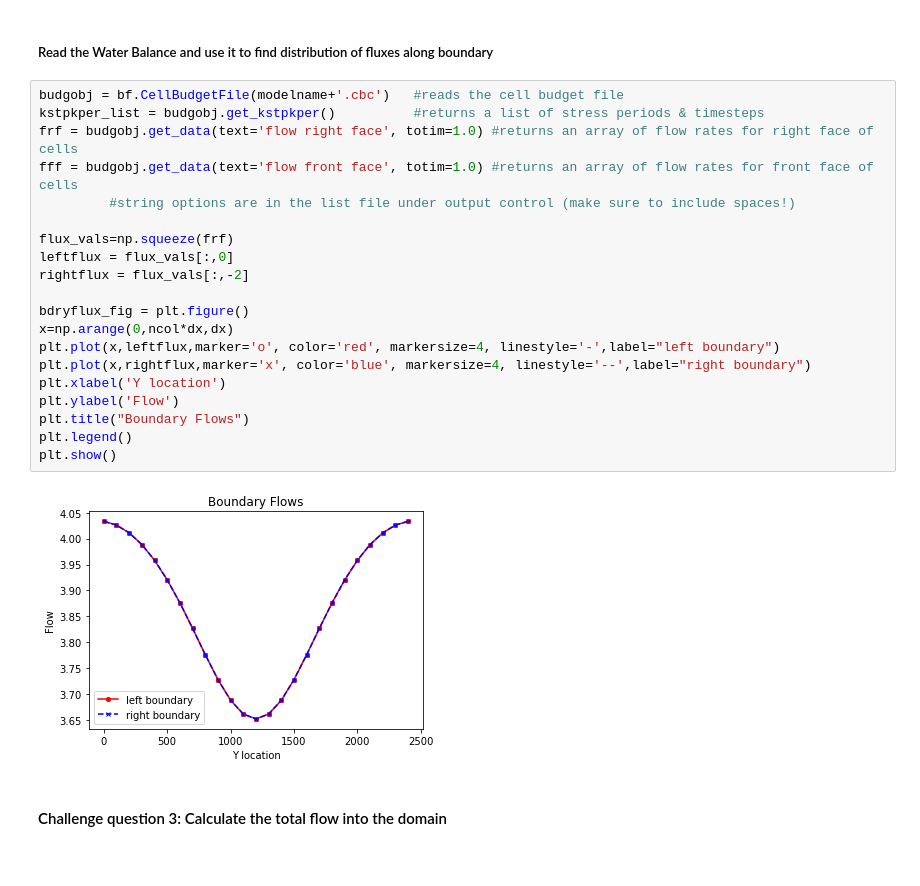
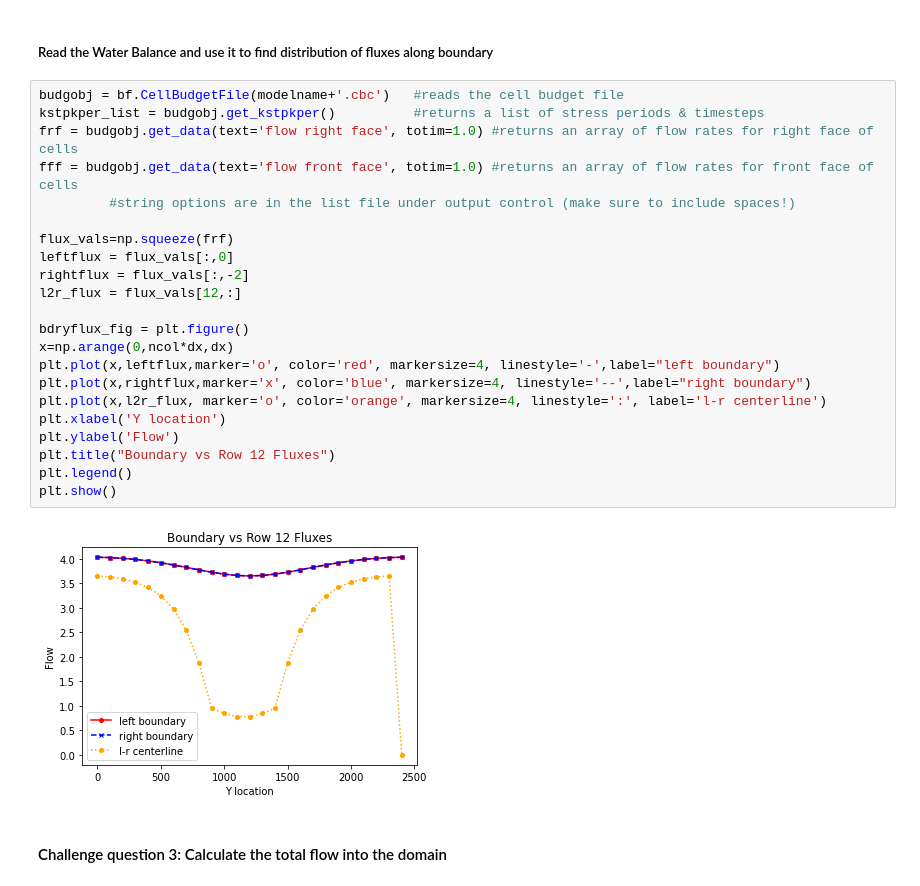
Before and after one commit to GW-modelling-Spring2022/homework-david-edu-morales, a Jupyter notebook: Working/HW3_BoxModel_FloPy/starter code/BoxModel_flopy.ipynb, the cells around one changed output. Cells and saved outputs as stored; diff of their text form.

Commit message:
hw3 groupwork (w/ added plot code)

```diff
--- a/Working/HW3_BoxModel_FloPy/starter code/BoxModel_flopy.ipynb
+++ b/Working/HW3_BoxModel_FloPy/starter code/BoxModel_flopy.ipynb
@@ -309,25 +309,27 @@ with open('FP_heads.csv', 'w', newline='') as csvfile:  #creates an empty csv fi
 # %%
 budgobj = bf.CellBudgetFile(modelname+'.cbc')   #reads the cell budget file
 kstpkper_list = budgobj.get_kstpkper()          #returns a list of stress periods & timesteps
 frf = budgobj.get_data(text='flow right face', totim=1.0) #returns an array of flow rates for right face of cells
 fff = budgobj.get_data(text='flow front face', totim=1.0) #returns an array of flow rates for front face of cells
          #string options are in the list file under output control (make sure to include spaces!)
 
 flux_vals=np.squeeze(frf)
 leftflux = flux_vals[:,0]
 rightflux = flux_vals[:,-2]
+l2r_flux = flux_vals[12,:]
 
 bdryflux_fig = plt.figure()
 x=np.arange(0,ncol*dx,dx)
 plt.plot(x,leftflux,marker='o', color='red', markersize=4, linestyle='-',label="left boundary")
 plt.plot(x,rightflux,marker='x', color='blue', markersize=4, linestyle='--',label="right boundary")
+plt.plot(x,l2r_flux, marker='o', color='orange', markersize=4, linestyle=':', label='l-r centerline')
 plt.xlabel('Y location')
 plt.ylabel('Flow')
-plt.title("Boundary Flows")
+plt.title("Boundary vs Row 12 Fluxes")
 plt.legend()
 plt.show()
 # %% [output]
-[figure, old version]
+[figure, new version]
 # %% [markdown]
 #### Challenge question 3: Calculate the total flow into the domain
 # %%
```
Also changed, not shown: parts of 1 cell of this notebook.
